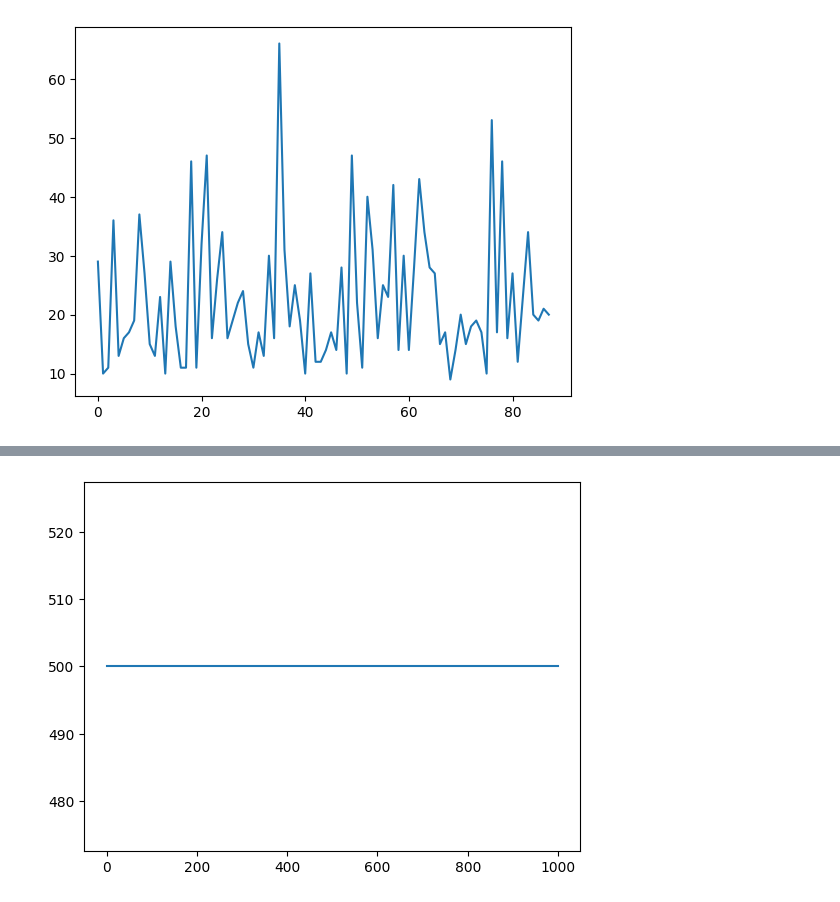
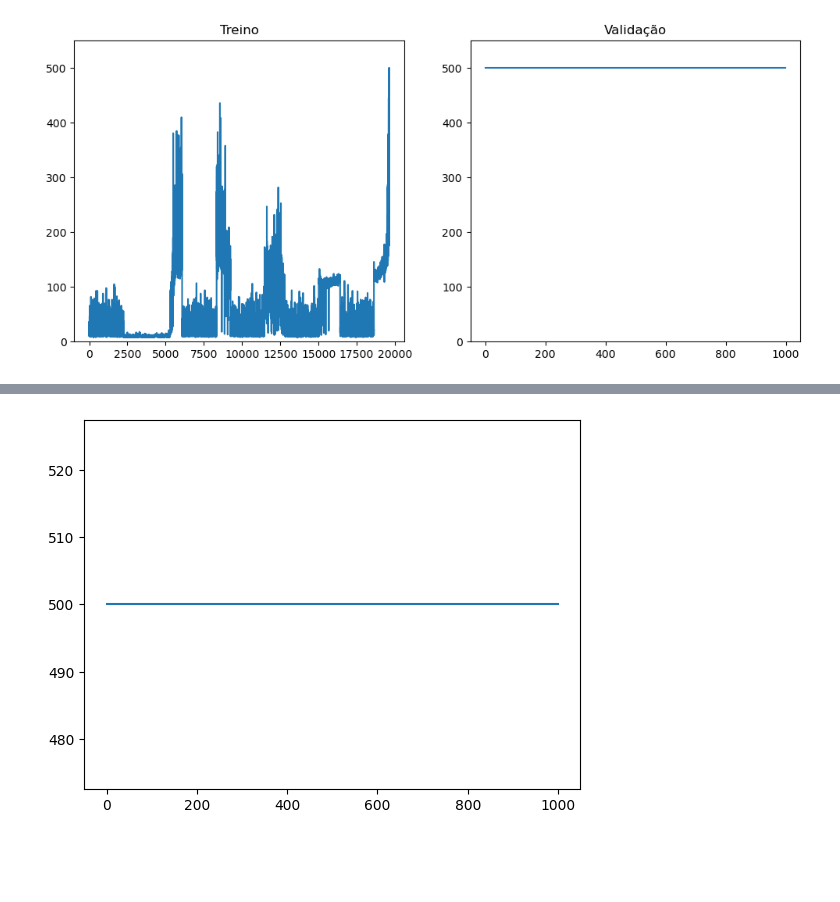
Before and after one commit to Ploita/Dissertacao, a Jupyter notebook: Baselines.ipynb, the cells around one changed output, grey strips where cells are left out. Drawn from its saved outputs; the diff is of its cells as text; code cells hidden in the pictures; blank space fills up the shorter version.

```diff
--- a/Baselines.ipynb
+++ b/Baselines.ipynb
@@ -182,20 +202,44 @@ best_model.learn(total_timesteps=int(1e8), progress_bar=True, callback= [StopTra
 
 eval_env = Monitor(gymnasium.make(ENV_ID))
 _, _ = evaluate_policy(best_model, eval_env, n_eval_episodes=int(1e3), return_episode_rewards = False)
+# %%
+import gymnasium
+from stable_baselines3 import DQN
+from stable_baselines3.common.monitor import Monitor
+from stable_baselines3.common.evaluation import evaluate_policy
+import numpy as np
+import torch as th
+
+th.manual_seed(1)
+
+env = Monitor(gymnasium.make("CartPole-v1"))
+model = DQN("MlpPolicy", env, verbose=0)
+seeds = [1, 2, 3, 5, 8] #, 13, 21, 34, 55, 89, 144]
+
+for seed in seeds:
+    model.set_random_seed(seed)
+    model.learn(total_timesteps=int(2e5))
+
+eval_env = Monitor(gymnasium.make('CartPole-v1'))
+_, _ = evaluate_policy(model, eval_env, n_eval_episodes=int(1e3))
+
+train_rewards = np.array(env.get_episode_rewards())
+eval_rewards = np.array(eval_env.get_episode_rewards())
 # %%
 import matplotlib.pyplot as plt
-import numpy as np
 
-train_rewards = np.array(train_env.get_episode_rewards())
+train_rewards = np.array(env.get_episode_rewards())
 eval_rewards = np.array(eval_env.get_episode_rewards())
 
 figs, axs = plt.subplots(1,2, figsize=(12, 5))
 axs[0].plot(train_rewards)
 axs[0].set_ylim(0, 550)
 axs[0].set_title('Treino')
 
 axs[1].plot(eval_rewards)
 axs[1].set_ylim(0, 550)
 axs[1].set_title('Validação')
 
 plt.show()
+# %% [output]
+[figure, added]
@@ -204,31 +245,0 @@ ite = 0
-# %%
-import matplotlib.pyplot as plt
-import torch
-import gymnasium
-from stable_baselines3 import DQN
-from stable_baselines3.common.monitor import Monitor
-import numpy as np
-import random
-
-env = Monitor(gymnasium.make("CartPole-v1"))
-model = DQN("MlpPolicy", env, verbose=0)
-seeds = [1, 2]
-torch.backends.cudnn.deterministic = True
-torch.backends.cudnn.benchmark = False
-
-for seed in seeds:
-    random.seed(seed)
-    np.random.seed(seed)
-    env.reset(seed= seed)
-    env.action_space.seed(seed)
-    torch.manual_seed(seed)
-    model.set_random_seed(seed)
-    rng = np.random.default_rng(seed)
-    env.unwrapped.np_random = rng
-    model.learn(total_timesteps=int(1e3))
-train_rewards = np.array(env.get_episode_rewards())
-
-plt.plot(train_rewards)
-plt.show()
-# %% [output]
-[figure, removed]
```
Also changed, not shown: parts of 6 cells of this notebook, 1 other file.
